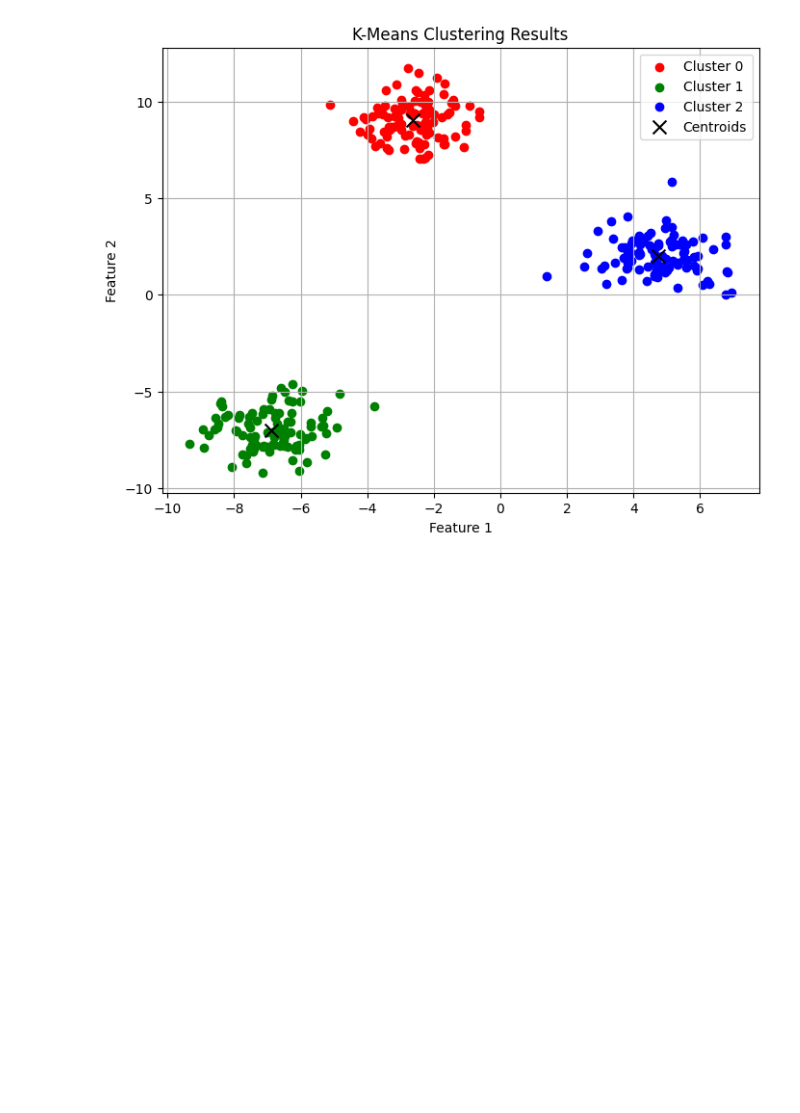
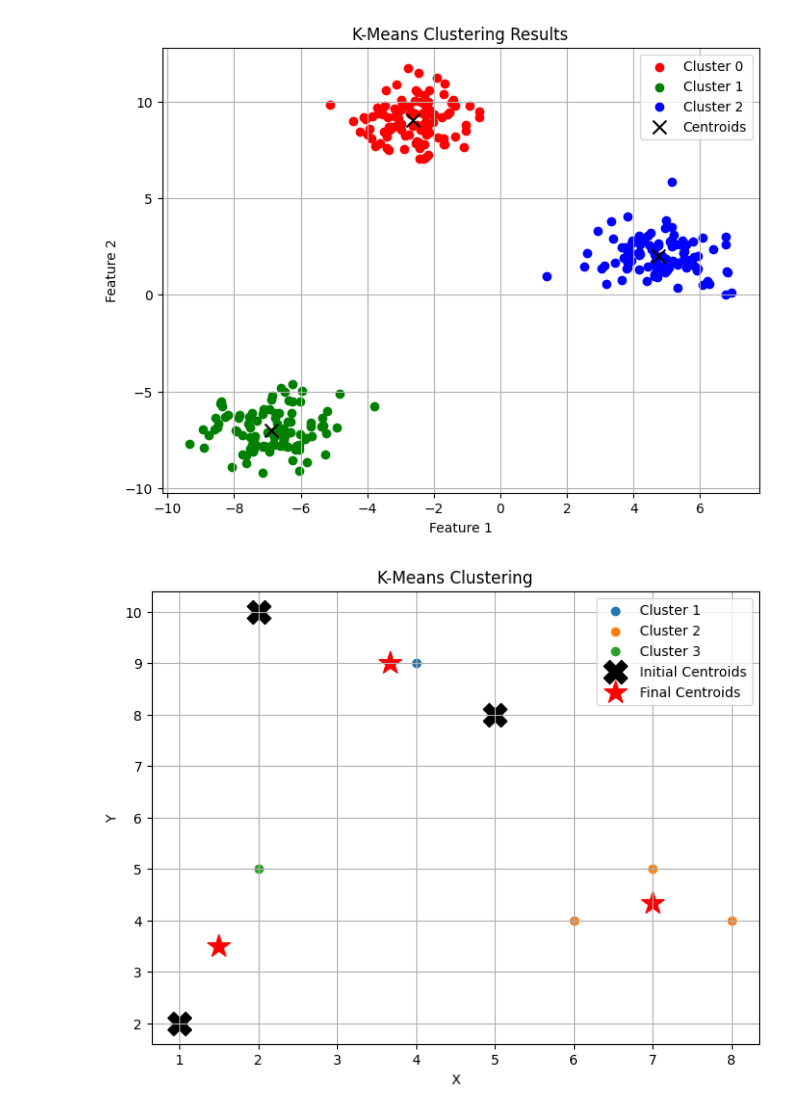
Before and after one commit to Prateek-Poonia/Unsupervised-Machine-Learning, a Jupyter notebook: K_Means.ipynb, the cells around one changed output. Saved outputs shown, nothing was run; the diff lists cells and outputs as text; code cells hidden in the pictures; blank space fills up the shorter version.

```diff
--- a/K_Means.ipynb
+++ b/K_Means.ipynb
@@ -43,3 +43,47 @@ plt.grid(True)
 plt.show()
 # %% [output]
 [figure]
+# %%
+import numpy as np
+import matplotlib.pyplot as plt
+from sklearn.cluster import KMeans
+
+# Data points
+points = np.array([[2, 10], [2, 5], [8, 4], [5, 8], [7, 5], [6, 4], [1, 2], [4, 9]])
+
+# Initial clusters
+initial_centers = np.array([[2, 10], [5, 8], [1, 2]])
+
+# Number of clusters
+k = 3
+
+# KMeans clustering
+kmeans = KMeans(n_clusters=k, init=initial_centers, n_init=1, random_state=42)
+kmeans.fit(points)
+
+# Cluster centers and labels
+centers = kmeans.cluster_centers_
+labels = kmeans.labels_
+
+# Plotting
+plt.figure(figsize=(8, 6))
+
+# Plot each cluster
+for i in range(k):
+    cluster_points = points[labels == i]
+    plt.scatter(cluster_points[:, 0], cluster_points[:, 1], label=f'Cluster {i + 1}')
+
+# Plot the initial centroids
+plt.scatter(initial_centers[:, 0], initial_centers[:, 1], s=300, c='black', marker='X', label='Initial Centroids')
+
+# Plot the final centroids
+plt.scatter(centers[:, 0], centers[:, 1], s=300, c='red', marker='*', label='Final Centroids')
+
+plt.xlabel('X')
+plt.ylabel('Y')
+plt.title('K-Means Clustering')
+plt.legend()
+plt.grid(True)
+plt.show()
+# %% [output]
+[figure, added]
```
